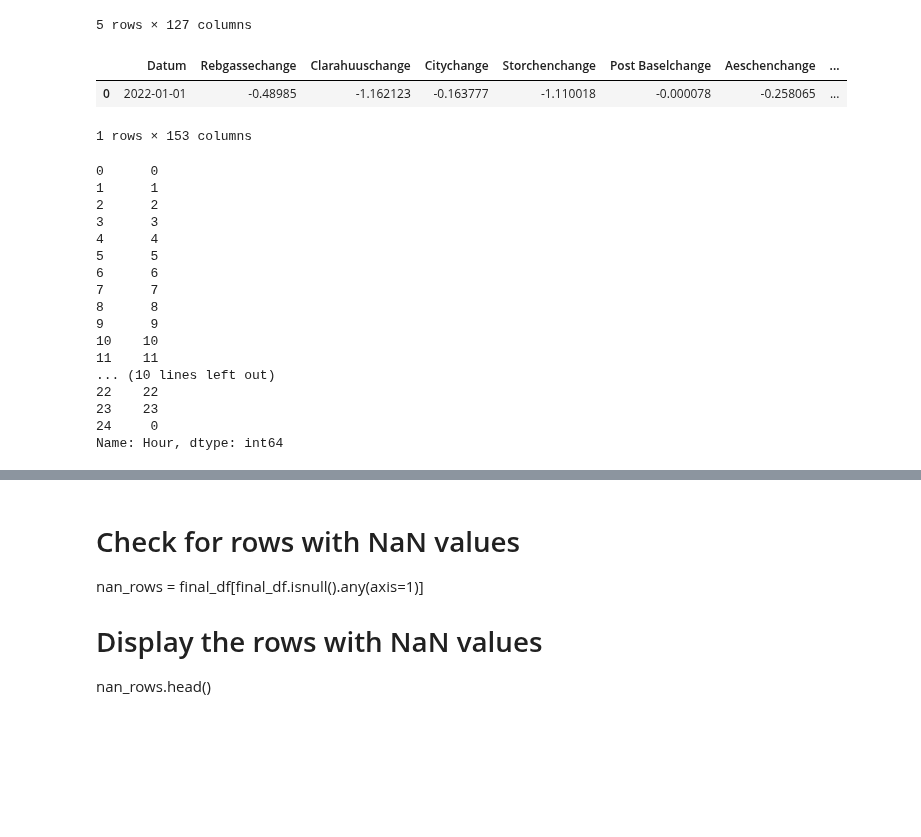
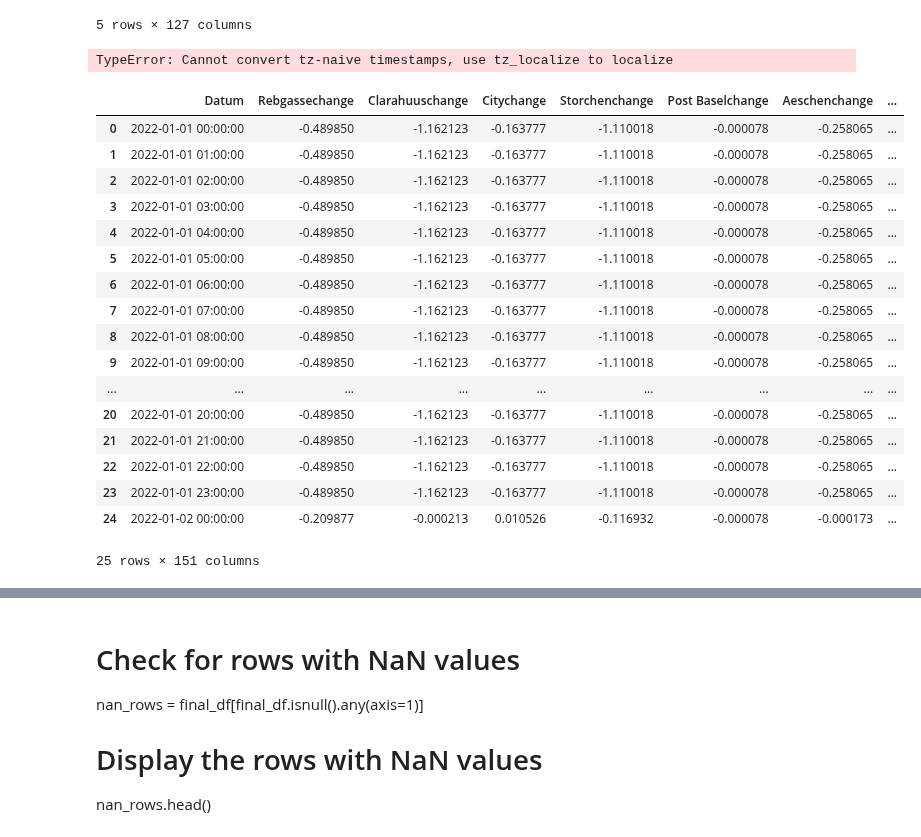
Before and after one commit to joejoejoejor/Its-Wekk, a Jupyter notebook: 4 - Data/1 - Max/Max_merge.ipynb, the cells around one changed output, grey strips where cells are left out. Cells and saved outputs as stored; diff of their text form; code cells hidden in the pictures; blank space fills up the shorter version.

```diff
--- a/4 - Data/1 - Max/Max_merge.ipynb
+++ b/4 - Data/1 - Max/Max_merge.ipynb
@@ -140,8 +140,7 @@ Gasverbrauch['Datum'] = Gasverbrauch['Datum'].dt.tz_convert(None)
 Stromverbrauch['Datum'] = Stromverbrauch['Datum'].dt.tz_convert(None)
 Verkehrsdaten['Datum'] = Verkehrsdaten['Datum'].dt.tz_convert(None)
 
-
-
+                                                                                                # The merge isnt correct because it erases the Hour format and therefore setting the entire Day to one value?!
 # Merge all dataframes on the 'Datum' column
 final_df = Parkhäuser.merge(Wetterdaten, on='Datum', how='inner') \
                       .merge(Flugbewegungen, on='Datum', how='inner') \
@@ -150,28 +149,27 @@ final_df = Parkhäuser.merge(Wetterdaten, on='Datum', how='inner') \
                       .merge(Gasverbrauch, on='Datum', how='inner') \
 #                      .merge(Schallmessungen, on='Datum', how='inner') \ -> too many NaN values
 # Display the first few rows of the merged dataframe
-final_df.head(1)
+final_df.head(20)
 # %% [output]
-|  | Datum | Rebgassechange | Clarahuuschange | Citychange | Storchenchange | Post Baselchange | Aeschenchange | ... |
-| 0 | 2022-01-01 | -0.48985 | -1.162123 | -0.163777 | -1.110018 | -0.000078 | -0.258065 | ... |
-1 rows × 153 columns
+TypeError: Cannot convert tz-naive timestamps, use tz_localize to localize
 # %%
-final_df["Hour"].head(25)
+final_df.head(25)
 # %% [output]
+|  | Datum | Rebgassechange | Clarahuuschange | Citychange | Storchenchange | Post Baselchange | Aeschenchange | ... |
+| 0 | 2022-01-01 00:00:00 | -0.489850 | -1.162123 | -0.163777 | -1.110018 | -0.000078 | -0.258065 | ... |
+| 1 | 2022-01-01 01:00:00 | -0.489850 | -1.162123 | -0.163777 | -1.110018 | -0.000078 | -0.258065 | ... |
+| 2 | 2022-01-01 02:00:00 | -0.489850 | -1.162123 | -0.163777 | -1.110018 | -0.000078 | -0.258065 | ... |
+| 3 | 2022-01-01 03:00:00 | -0.489850 | -1.162123 | -0.163777 | -1.110018 | -0.000078 | -0.258065 | ... |
+| 4 | 2022-01-01 04:00:00 | -0.489850 | -1.162123 | -0.163777 | -1.110018 | -0.000078 | -0.258065 | ... |
+| 5 | 2022-01-01 05:00:00 | -0.489850 | -1.162123 | -0.163777 | -1.110018 | -0.000078 | -0.258065 | ... |
+| 6 | 2022-01-01 06:00:00 | -0.489850 | -1.162123 | -0.163777 | -1.110018 | -0.000078 | -0.258065 | ... |
+| 7 | 2022-01-01 07:00:00 | -0.489850 | -1.162123 | -0.163777 | -1.110018 | -0.000078 | -0.258065 | ... |
+| 8 | 2022-01-01 08:00:00 | -0.489850 | -1.162123 | -0.163777 | -1.110018 | -0.000078 | -0.258065 | ... |
+| 9 | 2022-01-01 09:00:00 | -0.489850 | -1.162123 | -0.163777 | -1.110018 | -0.000078 | -0.258065 | ... |
+| ... | ... | ... | ... | ... | ... | ... | ... | ... |
+| 20 | 2022-01-01 20:00:00 | -0.489850 | -1.162123 | -0.163777 | -1.110018 | -0.000078 | -0.258065 | ... |
+| 21 | 2022-01-01 21:00:00 | -0.489850 | -1.162123 | -0.163777 | -1.110018 | -0.000078 | -0.258065 | ... |
+| 22 | 2022-01-01 22:00:00 | -0.489850 | -1.162123 | -0.163777 | -1.110018 | -0.000078 | -0.258065 | ... |
+| 23 | 2022-01-01 23:00:00 | -0.489850 | -1.162123 | -0.163777 | -1.110018 | -0.000078 | -0.258065 | ... |
+| 24 | 2022-01-02 00:00:00 | -0.209877 | -0.000213 | 0.010526 | -0.116932 | -0.000078 | -0.000173 | ... |
-0      0
-1      1
-2      2
-3      3
-4      4
-5      5
-6      6
-7      7
-8      8
-9      9
-10    10
-11    11
-... (10 lines left out)
-22    22
-23    23
-24     0
-Name: Hour, dtype: int64
+25 rows × 151 columns
```
Also changed, not shown: parts of 5 cells of this notebook, 1 other file.
